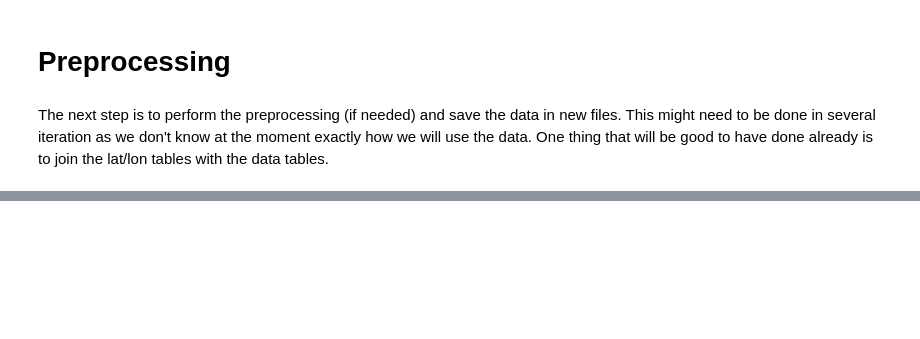
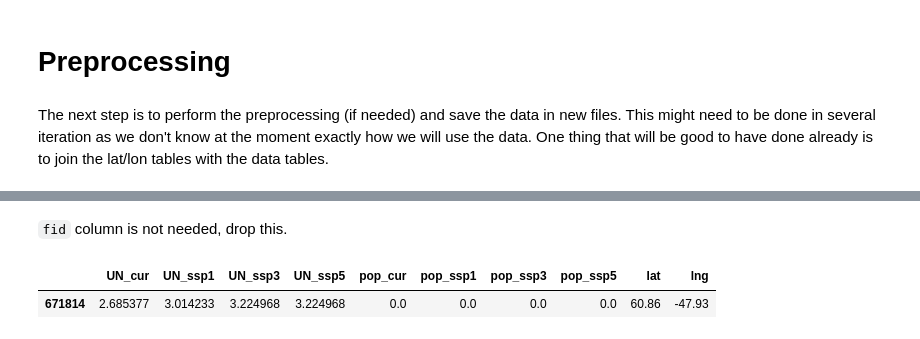
Before and after one commit to charlottegiseleweil/ipbes, a Jupyter notebook: data_exploration.ipynb, the cells around one changed output, grey strips where cells are left out. Drawn from its saved outputs; the diff is of its cells as text; code cells hidden in the pictures; blank space fills up the shorter version.

```diff
--- a/data_exploration.ipynb
+++ b/data_exploration.ipynb
@@ -188,0 +204,8 @@ This might need to be done in several iteration as we don't know at the moment e
+# %% [markdown]
+`fid` column is not needed, drop this.
+# %%
+cv_table_out.drop(columns=['fid'], inplace=True)
+cv_table_out.sample()
+# %% [output]
+|  | UN_cur | UN_ssp1 | UN_ssp3 | UN_ssp5 | pop_cur | pop_ssp1 | pop_ssp3 | pop_ssp5 | lat | lng |
+| 671814 | 2.685377 | 3.014233 | 3.224968 | 3.224968 | 0.0 | 0.0 | 0.0 | 0.0 | 60.86 | -47.93 |
```
Also changed, not shown: parts of 13 cells of this notebook, 15 other files.
